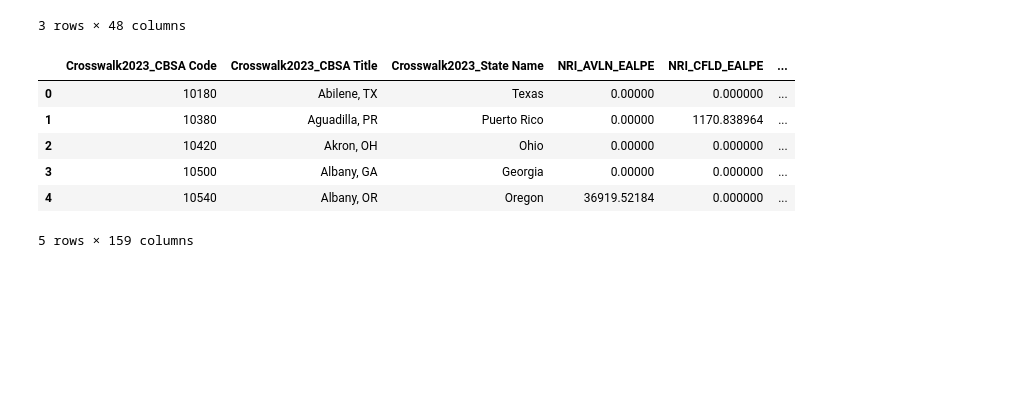
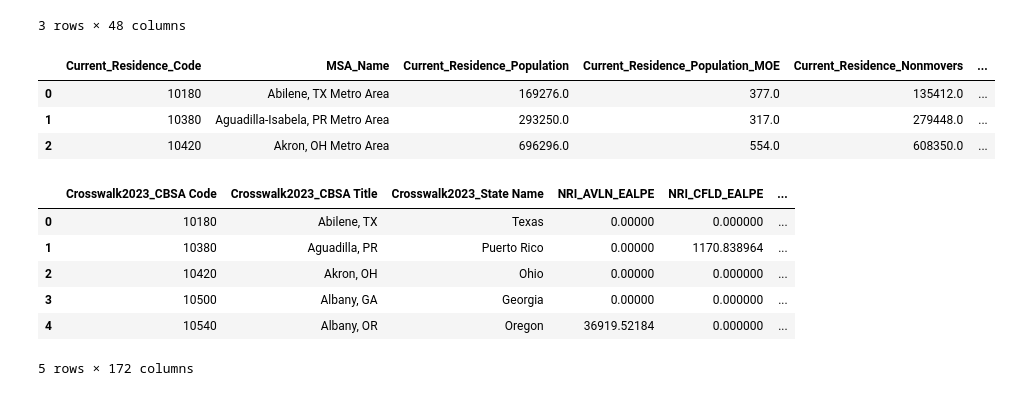
Before and after one commit to Sam-SangJoonPark/Climate-Data-Ecosystem-Project, a Jupyter notebook: notebooks/Preprocessing_Scripts/Merge_1.ipynb, the cells around one changed output. Saved outputs shown, nothing was run; the diff lists cells and outputs as text; code cells hidden in the pictures; blank space fills up the shorter version.

```diff
--- a/notebooks/Preprocessing_Scripts/Merge_1.ipynb
+++ b/notebooks/Preprocessing_Scripts/Merge_1.ipynb
@@ -27,6 +27,7 @@ hazard_df   = pd.read_csv(data_path + file_list["hazard"])
 migration_df= pd.read_csv(data_path + file_list["migration"])
 housing_df  = pd.read_csv(data_path + file_list["housing"])
 unemployment_df  = pd.read_csv(data_path + file_list["unemployment"])
+residence_df = pd.read_csv(data_path + file_list["residence"])
 # %%
 join_keys
 # %% [output]
@@ -65,6 +67,13 @@ housing_df.head(3)
 | 1 | 10180 | Abilene, TX | 10180 | 3.1 | 2.9 | ... |
 | 2 | 10500 | Albany, GA | 10500 | 3.2 | 3.3 | ... |
 3 rows × 48 columns
+# %%
+residence_df.head(3)
+# %% [output]
+|  | Current_Residence_Code | MSA_Name | Current_Residence_Population | Current_Residence_Population_MOE | Current_Residence_Nonmovers | ... |
+| 0 | 10180 | Abilene, TX Metro Area | 169276.0 | 377.0 | 135412.0 | ... |
+| 1 | 10380 | Aguadilla-Isabela, PR Metro Area | 293250.0 | 317.0 | 279448.0 | ... |
+| 2 | 10420 | Akron, OH Metro Area | 696296.0 | 554.0 | 608350.0 | ... |
 # %%
 # Step 1 : Already done loading datasets.
 
@@ -104,12 +113,23 @@ combined_df = combined_df.merge(
     suffixes=('', '_unemployment')
 )
 
+combined_df = combined_df.merge(
+    residence_df,
+    how='left',
+    left_on=join_keys['criteria'],
+    right_on=join_keys['residence'],
+    suffixes=('', '_residence')
+)
+
+
+
 # Step 4: Drop only non-criteria join keys
 redundant_keys = [
     join_keys['hazard'],
     join_keys['migration'],
     join_keys['housing'],
-    join_keys['unemployment']
+    join_keys['unemployment'],
+    join_keys['residence']
 ]
 redundant_keys = [key for key in redundant_keys if key != join_keys['criteria']]
 
@@ -129,7 +149,7 @@ combined_df.head()
 | 2 | 10420 | Akron, OH | Ohio | 0.00000 | 0.000000 | ... |
 | 3 | 10500 | Albany, GA | Georgia | 0.00000 | 0.000000 | ... |
 | 4 | 10540 | Albany, OR | Oregon | 36919.52184 | 0.000000 | ... |
-5 rows × 159 columns
+5 rows × 172 columns
 # %%
 combined_df.to_csv(f'../../data/final/final_data_{crosswalk_version}.csv', index=False)
 # %%
```
Also changed, not shown: parts of 2 cells of this notebook, 8 other files.
